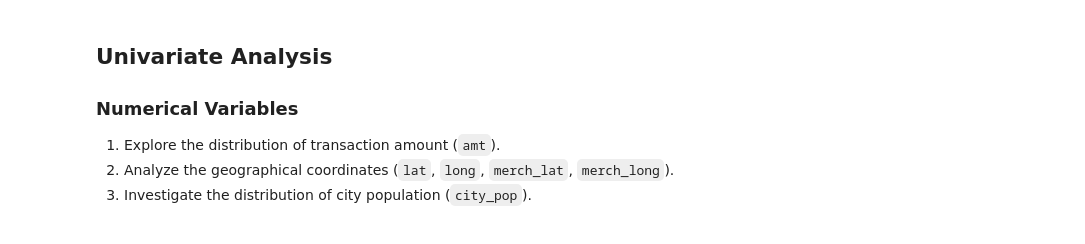
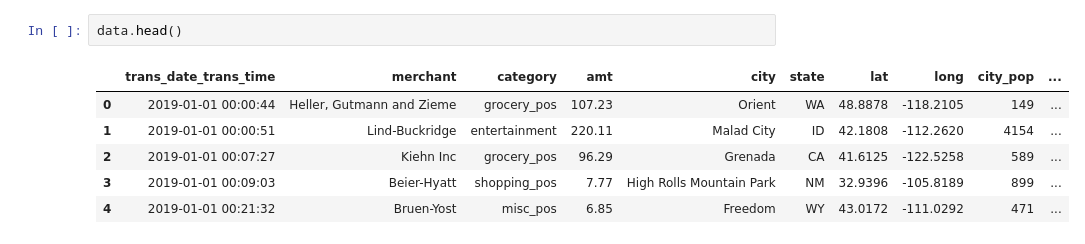
Before and after one commit to AfnanAbdullahi/Capstone_2_Fraud_Detection, a Jupyter notebook: EDA.ipynb, the cells around one changed output. Drawn from its saved outputs; the diff is of its cells as text.

```diff
--- a/EDA.ipynb
+++ b/EDA.ipynb
@@ -75,10 +16,12 @@ None
-# %% [markdown]
-## Univariate Analysis
-
-### Numerical Variables
-1. Explore the distribution of transaction amount (`amt`).
-2. Analyze the geographical coordinates (`lat`, `long`, `merch_lat`, `merch_long`).
-3. Investigate the distribution of city population (`city_pop`).
+# %%
+data.head()
+# %% [output]
+|  | trans_date_trans_time | merchant | category | amt | city | state | lat | long | city_pop | ... |
+| 0 | 2019-01-01 00:00:44 | Heller, Gutmann and Zieme | grocery_pos | 107.23 | Orient | WA | 48.8878 | -118.2105 | 149 | ... |
+| 1 | 2019-01-01 00:00:51 | Lind-Buckridge | entertainment | 220.11 | Malad City | ID | 42.1808 | -112.2620 | 4154 | ... |
+| 2 | 2019-01-01 00:07:27 | Kiehn Inc | grocery_pos | 96.29 | Grenada | CA | 41.6125 | -122.5258 | 589 | ... |
+| 3 | 2019-01-01 00:09:03 | Beier-Hyatt | shopping_pos | 7.77 | High Rolls Mountain Park | NM | 32.9396 | -105.8189 | 899 | ... |
+| 4 | 2019-01-01 00:21:32 | Bruen-Yost | misc_pos | 6.85 | Freedom | WY | 43.0172 | -111.0292 | 471 | ... |
 # %%
 # Univariate Analysis
 plt.figure(figsize=(8,6))
```
Also changed, not shown: parts of 16 cells of this notebook.
